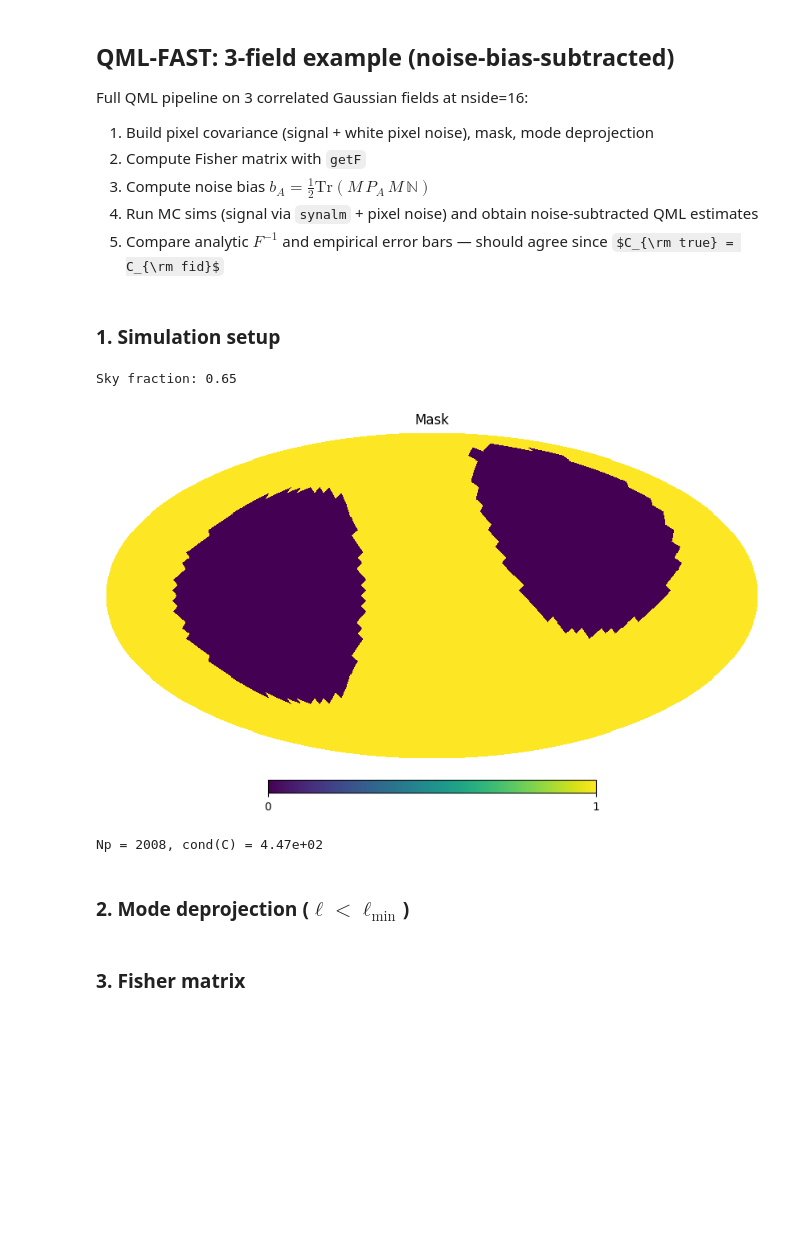
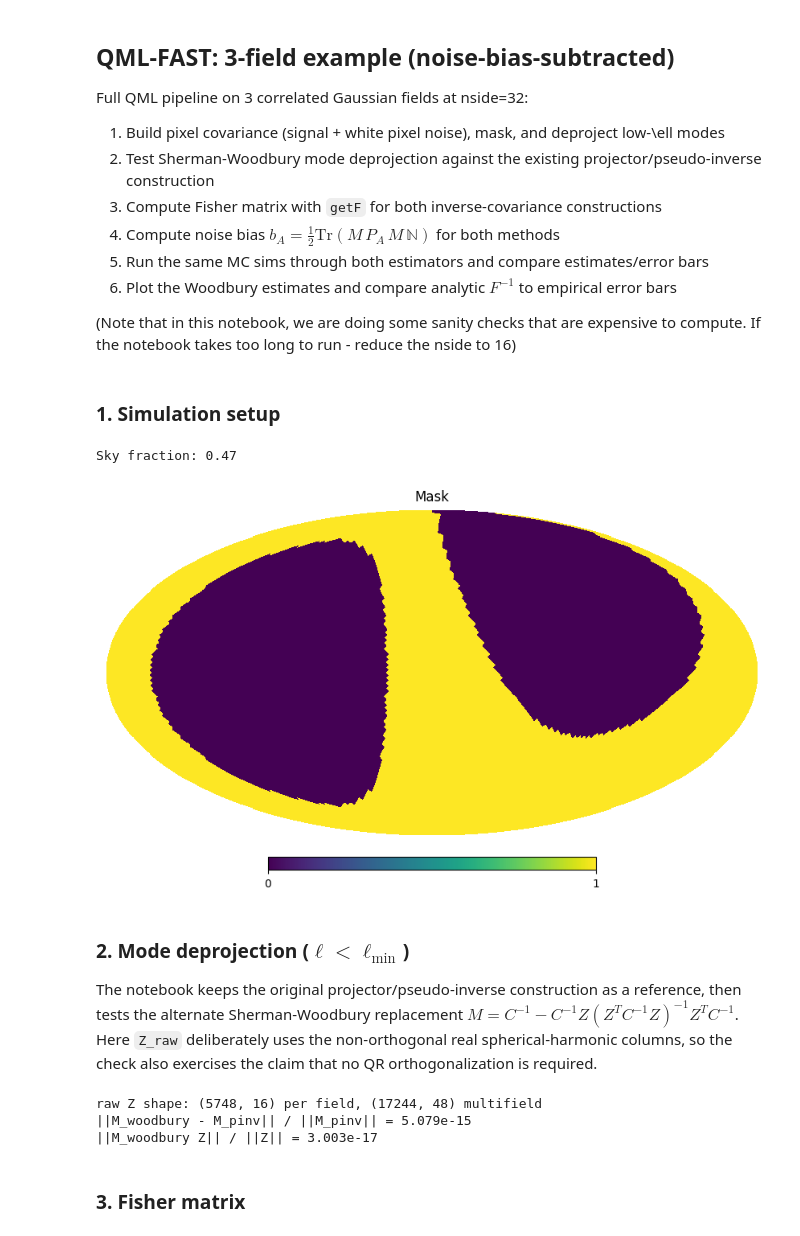
Before and after one commit to ykvasiuk/qmlfast, a Jupyter notebook: example.ipynb, the cells around one changed output. Drawn from its saved outputs; the diff is of its cells as text; code cells hidden in the pictures; some formulas as TeX source; blank space fills up the shorter version.

```diff
--- a/example.ipynb
+++ b/example.ipynb
@@ -1,12 +1,15 @@
 # %% [markdown]
 ## QML-FAST: 3-field example (noise-bias-subtracted)
 
-Full QML pipeline on 3 correlated Gaussian fields at nside=16:
-1. Build pixel covariance (signal + white pixel noise), mask, mode deprojection
-2. Compute Fisher matrix with `getF`
-3. Compute noise bias $b_A = \tfrac12\mathrm{Tr}(M\,P_A\,M\,\mathbb{N})$
-4. Run MC sims (signal via `synalm` + pixel noise) and obtain noise-subtracted QML estimates
-5. Compare analytic $F^{-1}$ and empirical error bars — should agree since $C_{\rm true} = C_{\rm fid}$
+Full QML pipeline on 3 correlated Gaussian fields at nside=32:
+1. Build pixel covariance (signal + white pixel noise), mask, and deproject low-\ell modes
+2. Test Sherman-Woodbury mode deprojection against the existing projector/pseudo-inverse construction
+3. Compute Fisher matrix with `getF` for both inverse-covariance constructions
+4. Compute noise bias $b_A = \tfrac12\mathrm{Tr}(M\,P_A\,M\,\mathbb{N})$ for both methods
+5. Run the same MC sims through both estimators and compare estimates/error bars
+6. Plot the Woodbury estimates and compare analytic $F^{-1}$ to empirical error bars
+
+(Note that in this notebook, we are doing some sanity checks that are expensive to compute. If the notebook takes too long to run - reduce the nside to 16)
 # %%
 import sys
 sys.path.append('./')
@@ -22,7 +25,7 @@ from qmlfast import *
 # %% [markdown]
 ### 1. Simulation setup
 # %%
-nside = 16
+nside = 32
 lmax  = 3*nside - 1
 n_ell = 3*nside
 ell   = np.arange(n_ell).astype(float)
@@ -54,18 +57,18 @@ Nf = 3
 # %%
 # Mask
 vec = hp.ang2vec(np.pi / 2, np.pi/2)
-ipix_disc = hp.query_disc(nside=nside, vec=vec, radius=np.radians(51))
+ipix_disc = hp.query_disc(nside=nside, vec=vec, radius=np.radians(65))
 vec1 = hp.ang2vec(np.pi / 3, 3*np.pi/2)
-ipix_disc1 = hp.query_disc(nside=nside, vec=vec1, radius=np.radians(47))
+ipix_disc1 = hp.query_disc(nside=nside, vec=vec1, radius=np.radians(59))
 
 mask = np.ones(hp.nside2npix(nside))
 mask[ipix_disc] = 0.
 mask[ipix_disc1] = 0.
 hp.mollview(mask, title='Mask')
 print(f'Sky fraction: {mask.mean():.2f}')
 # %% [output]
-Sky fraction: 0.65
+Sky fraction: 0.47
-[figure, old version]
+[figure, new version]
 # %%
 def get_pix_cov_block(cl, Pl_ij, lmin, lmax):
     return oe.contract('ijk,i->jk', Pl_ij[lmin:lmax], cl[lmin:lmax])
@@ -85,7 +88,8 @@ N_pix[block_np(1, 1, Np)] = np.eye(Np) * N_b / omega_pix
 N_pix[block_np(2, 2, Np)] = np.eye(Np) * N_c / omega_pix
 N_diag = np.array([N_a, N_b, N_c])
 
-# Signal (band-limited) + white pixel noise
+# Fiducial pixel covariance: signal (band-limited) + white pixel noise.
+# Keep this unprojected; the two deprojection methods below both start from it.
 large_cov = np.zeros([Nf*Np, Nf*Np])
 large_cov[block_np(0, 0, Np)] = get_pix_cov_block(S_aa,     Pl_ij, 0, n_ell) + N_pix[block_np(0, 0, Np)]
 large_cov[block_np(0, 1, Np)] = get_pix_cov_block(S_ab_fid, Pl_ij, 0, n_ell)
@@ -96,7 +100,3 @@ large_cov[block_np(1, 2, Np)] = get_pix_cov_block(S_bc_fid, Pl_ij, 0, n_ell)
 large_cov[block_np(2, 0, Np)] = large_cov[block_np(0, 2, Np)].T
 large_cov[block_np(2, 1, Np)] = large_cov[block_np(1, 2, Np)].T
 large_cov[block_np(2, 2, Np)] = get_pix_cov_block(S_cc,     Pl_ij, 0, n_ell) + N_pix[block_np(2, 2, Np)]
-
-print(f'Np = {Np}, cond(C) = {np.linalg.cond(large_cov):.2e}')
-# %% [output]
-Np = 2008, cond(C) = 4.47e+02
@@ -103,21 +107,53 @@ Np = 2008, cond(C) = 4.47e+02
 # %% [markdown]
 ### 2. Mode deprojection ($\ell < \ell_{\min}$)
+
+The notebook keeps the original projector/pseudo-inverse construction as a reference, then tests the alternate Sherman-Woodbury replacement
+$M = C^{-1} - C^{-1}Z(Z^T C^{-1}Z)^{-1}Z^T C^{-1}$.
+Here `Z_raw` deliberately uses the non-orthogonal real spherical-harmonic columns, so the check also exercises the claim that no QR orthogonalization is required.
 # %%
 ell0 = 4
-Z, pi = construct_Z_and_pi(theta, phi, ell0=ell0, lmax=lmax)
 
+# Existing reference construction: orthonormalize low-ell modes, project C, regularize
+# the removed subspace, invert, and project the inverse back onto the retained subspace.
+Z_orth, pi = construct_Z_and_pi(theta, phi, ell0=ell0, lmax=lmax)
+C_projected = large_cov.copy()
 for i in range(Nf):
     for j in range(Nf):
-        block = large_cov[block_np(i,j,Np)]
-        large_cov[block_np(i,j,Np)] = pi @ block @ pi.T
+        cov_block = C_projected[block_np(i, j, Np)]
+        C_projected[block_np(i, j, Np)] = pi @ cov_block @ pi.T
 
 eta = 1e-1
-ZZT_block = sp.linalg.block_diag(*[Z @ Z.T]*Nf)
-M = np.linalg.inv(large_cov + eta * ZZT_block)
+ZZT_block = sp.linalg.block_diag(*[Z_orth @ Z_orth.T] * Nf)
+M_pinv = np.linalg.inv(C_projected + eta * ZZT_block)
 for i in range(Nf):
     for j in range(Nf):
-        block = M[block_np(i,j,Np)]
-        M[block_np(i,j,Np)] = pi @ block @ pi.T
+        inv_block = M_pinv[block_np(i, j, Np)]
+        M_pinv[block_np(i, j, Np)] = pi @ inv_block @ pi.T
+M_pinv = 0.5 * (M_pinv + M_pinv.T)
+
+# Alternate construction: use the raw, non-orthogonal low-ell columns directly.
+large_cov_inv = np.linalg.inv(large_cov)
+Z_raw = low_ell_mode_matrix(theta, phi, ell0)
+Z_all = sp.linalg.block_diag(*[Z_raw] * Nf)
+M_woodbury = deproject_inverse_woodbury(large_cov_inv, Z_all)
+
+rel_M = np.linalg.norm(M_woodbury - M_pinv) / np.linalg.norm(M_pinv)
+null_norm = np.linalg.norm(M_woodbury @ Z_all) / np.linalg.norm(Z_all)
+print(f'raw Z shape: {Z_raw.shape} per field, {Z_all.shape} multifield')
+#check the difference between two is 0
+print(f'||M_woodbury - M_pinv|| / ||M_pinv|| = {rel_M:.3e}')
+#check if Z actually kills unwanted modes
+print(f'||M_woodbury Z|| / ||Z|| = {null_norm:.3e}')
+
+# Use the alternate deprojection for the QML pipeline below.
+M = M_woodbury
+
+# Drop large temporaries that are no longer needed downstream.
+del C_projected, ZZT_block, Z_all
+# %% [output]
+raw Z shape: (5748, 16) per field, (17244, 48) multifield
+||M_woodbury - M_pinv|| / ||M_pinv|| = 5.079e-15
+||M_woodbury Z|| / ||Z|| = 3.003e-17
 # %% [markdown]
 ### 3. Fisher matrix
 # %%
```
Also changed, not shown: parts of 13 cells of this notebook, 7 other files.
